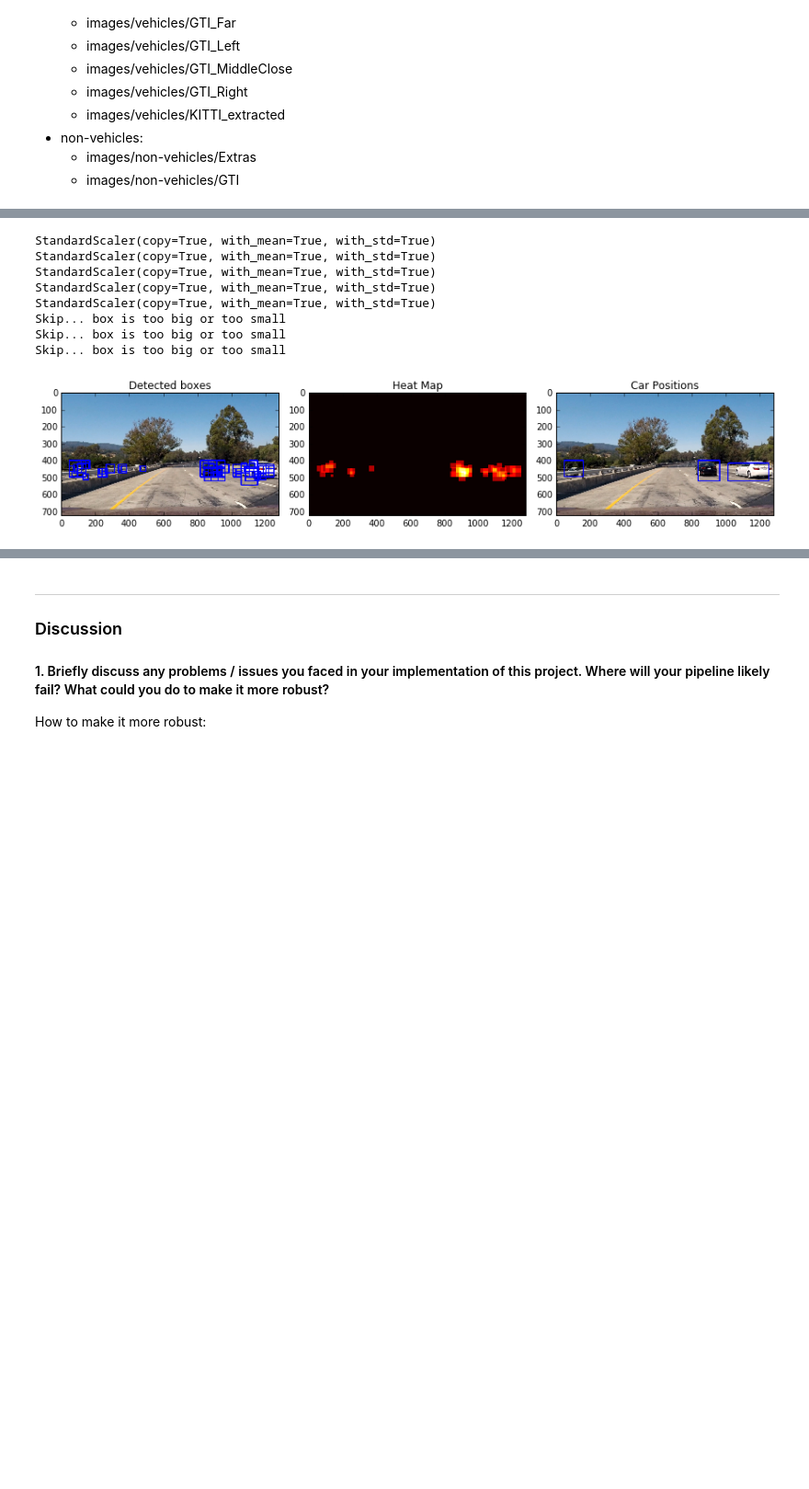
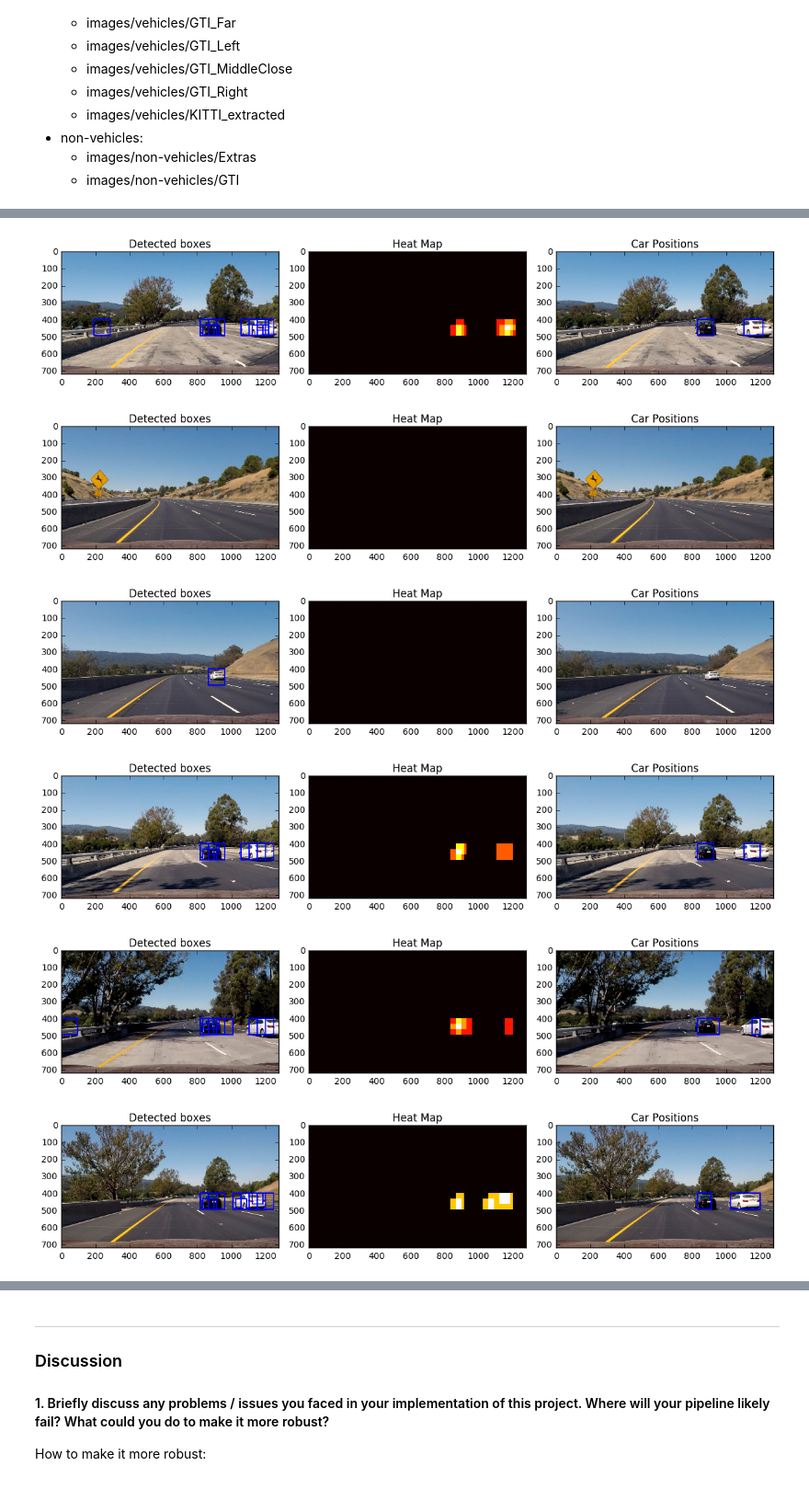
Before and after one commit to jasonhuh/CarND-Vehicle-Detection, a Jupyter notebook: CarND-Vehicle-Detection.ipynb, the cells around one changed output, grey strips where cells are left out. Shown at 92% size. Saved outputs shown, nothing was run; the diff lists cells and outputs as text; code cells hidden in the pictures; blank space fills up the shorter version.

```diff
--- a/CarND-Vehicle-Detection.ipynb
+++ b/CarND-Vehicle-Detection.ipynb
@@ -229,0 +231,7 @@ def process_frame(frame_img):
+# %%
+""" Visualize all available windows """
+for fname in glob.glob(TEST_IMAGES_PATH):
+    original_img = cv2.imread(fname)
+    original_img = cv2.cvtColor(original_img, cv2.COLOR_BGR2RGB)
+    visualize_all_windows(_svc, _X_scaler, original_img)
+    break
@@ -234,34 +244,20 @@ def visualize_find_cars(svc, X_scaler, original_img):
     # data from .png images (scaled 0 to 1 by mpimg) and the
     # image you are searching is a .jpg (scaled 0 to 255)
     img = original_img.astype(np.float32)/255
-    ystart = 400
-    ystop = 656
 
-    box_list = []
-    for i in range(2, 7):
-        scale = i * 0.25 # scale: 0.5 ~ 1.5
-        boxes, _ = VehicleDetector.find_cars(img, ystart, ystop, scale, svc, X_scaler, \
+    windows = VehicleDetector.get_windows(img.shape)
+    hot_windows = VehicleDetector.get_hot_windows(img, windows, svc, X_scaler, color_space=COLOR_SPACE,
                 orient=ORIENT, pix_per_cell=PIX_PER_CELL, cell_per_block=CELL_PER_BLOCK)
-        for box in boxes:
-            if WindowBox.is_acceptable_size(box):
-                box_list.append(box)
-    heat = VehicleDetector.find_heat(original_img, box_list, 1)
-
-    # Augment the current heatmap
-    for prev_heat in _heat_queue:
-        print('augment heatmap')
-        heat = (heat * 0.7) + (prev_heat * 0.3)
-    # Generate labels using heatmap
+    heat = VehicleDetector.find_heat(original_img, hot_windows, 1)
     heatmap_labels, heatmap = VehicleDetector.get_heatmap_labels(heat)
-    _heat_queue.append(heat)
 
     # Draw result
-    boxes_img = ImageUtil.draw_boxes(original_img, box_list)
+    hot_windows_img = ImageUtil.draw_boxes(original_img, hot_windows)
     car_positions_img = ImageUtil.draw_boxes(original_img, heatmap_labels)
 
     fig = plt.figure(figsize=(12, 36))
     plt.subplot(131)
-    plt.imshow(boxes_img)
+    plt.imshow(hot_windows_img)
     plt.title('Detected boxes')
     plt.subplot(132)
     plt.imshow(heatmap, cmap='hot')
@@ -271,21 +267,18 @@ def visualize_find_cars(svc, X_scaler, original_img):
     plt.title('Car Positions')
     fig.tight_layout()
 # %%
+""" Visualize vehicle detection"""
 for fname in glob.glob(TEST_IMAGES_PATH):
     original_img = cv2.imread(fname)
     original_img = cv2.cvtColor(original_img, cv2.COLOR_BGR2RGB)
     visualize_find_cars(_svc, _X_scaler, original_img)
-    break
 # %% [output]
-StandardScaler(copy=True, with_mean=True, with_std=True)
-StandardScaler(copy=True, with_mean=True, with_std=True)
-StandardScaler(copy=True, with_mean=True, with_std=True)
-StandardScaler(copy=True, with_mean=True, with_std=True)
-StandardScaler(copy=True, with_mean=True, with_std=True)
-Skip... box is too big or too small
-Skip... box is too big or too small
-Skip... box is too big or too small
-[figure, old version]
+[figure, new version]
+[figure, added]
+[figure, added]
+[figure, added]
+[figure, added]
+[figure, added]
 # %%
 #init_process_video()
 
```
Also changed, not shown: parts of 20 cells of this notebook, 4 other files.
